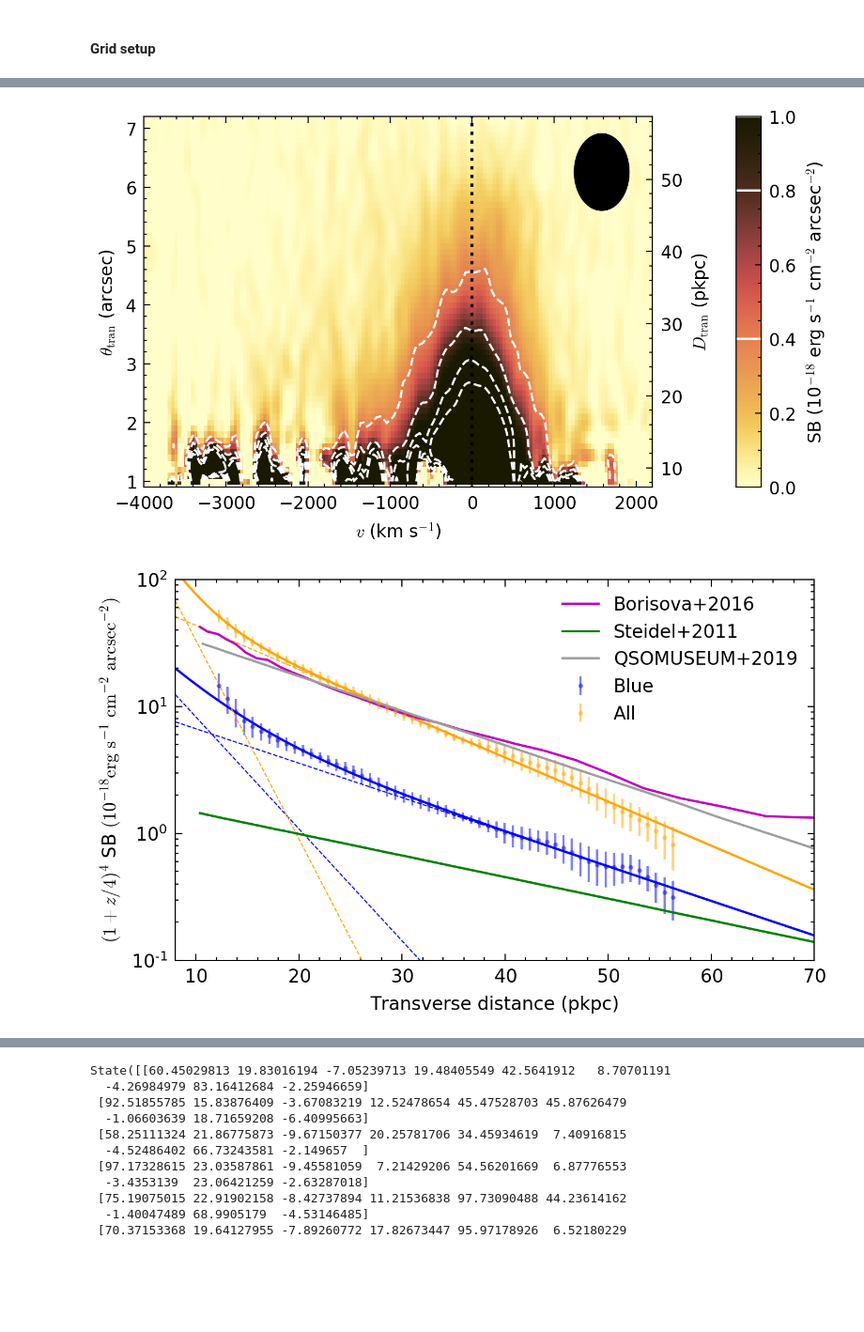
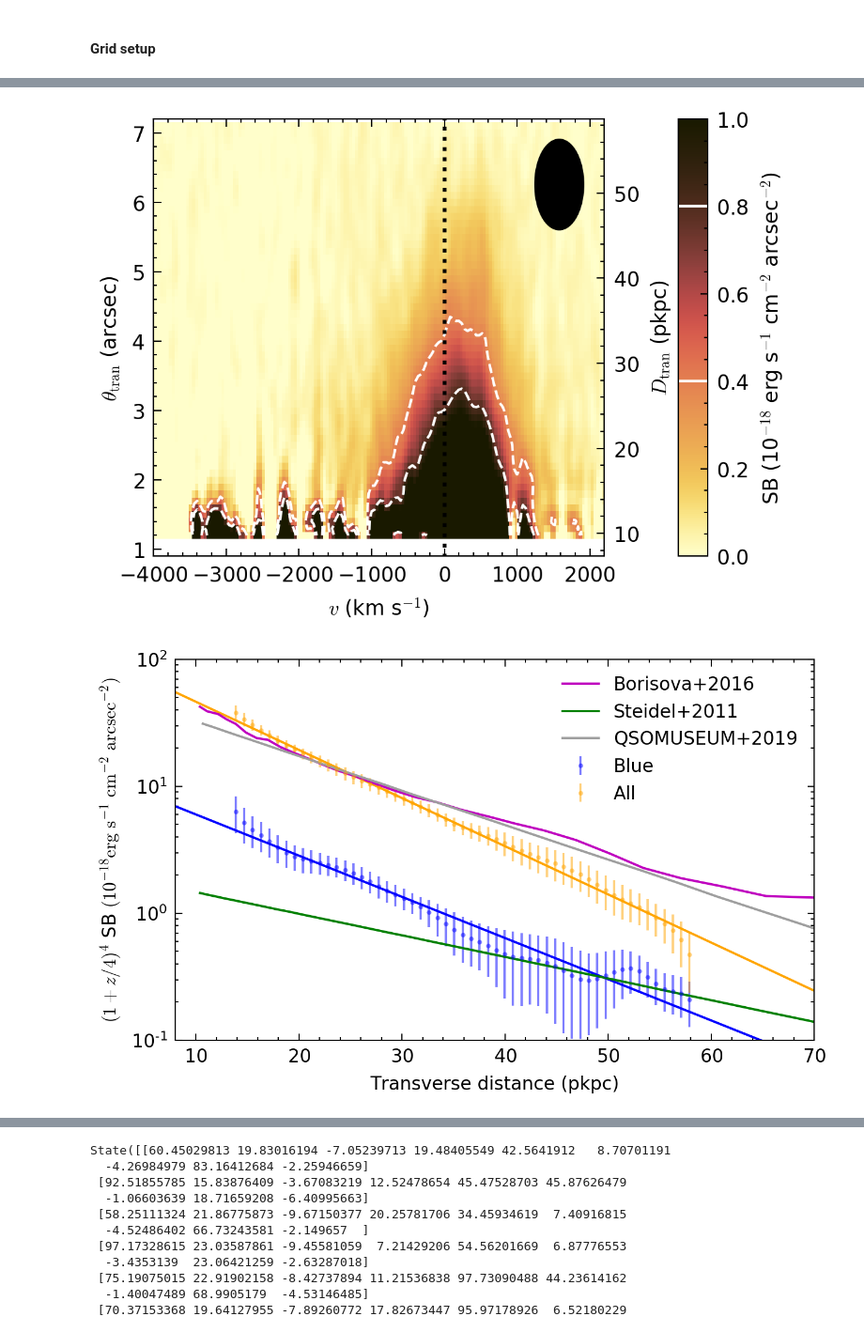
Before and after one commit to yuanzeding/KBSS_DataAnalysis, a Jupyter notebook: stack_analysis/stacking.ipynb, the cells around one changed output, grey strips where cells are left out. Shown at 94% size. Drawn from its saved outputs; the diff is of its cells as text; code cells hidden in the pictures; blank space fills up the shorter version.

```diff
--- a/stack_analysis/stacking.ipynb
+++ b/stack_analysis/stacking.ipynb
@@ -844,7 +970,11 @@ Projecting FITS mask to mask_3d...
 #### Grid setup
 # %%
 xnew = np.arange(-4000, 3000, 40)
-ynew = np.arange(1.0, 7.5, 0.1)
+ynew = np.arange(1.2, 7.2, 0.1)
+ynew_qso = np.arange(0.3, 3.0, 0.1)
+
+kpc_per_arcsec = Planck18.kpc_proper_per_arcmin(2.65).value/60
+ynew_rh = np.arange(0,60/kpc_per_arcsec,20/kpc_per_arcsec)
 xcorner = np.append(xnew, xnew[-1]+50) - 25
 ycorner = np.append(ynew, ynew[-1]+0.1) - 0.05
 xmesh, ymesh = np.meshgrid(xcorner, ycorner)
@@ -890,5 +1019,9 @@ Table length=12
 importlib.reload(kcwi_tools)
 importlib.reload(common_tools_yd)
 radius=6
-result=common_tools_yd.stack_cp2d(QSOtab,get_rprofile=True,return_cube=True,nboot=40,get_vlyas=True,radius=radius,stackgrid=(xnew,ynew))
+QSOtab=qsos#[(qsos['Field']!="Q0449")]
+result=common_tools_yd.stack_cp2d(QSOtab,get_rprofile=True,refz="sys",interpR=False,binwidth=binwidth,return_cube=True,nboot=40,get_vlyas=True,radius=radius,stackgrid=(xnew,ynew_rh))
+#result_var=common_tools_yd.stack_cp2d(QSOtab,get_rprofile=True,return_cube=True,get_vlyas=False,nboot=40,radius=radius,stackgrid=(xnew,ynew),variance=True)
+
+#result_QSO=common_tools_yd.stack_cp2d(QSOtab,get_rprofile=True,return_cube=True,get_vlyas=False,nboot=40,radius=radius,stackgrid=(xnew,ynew_qso),QSO=True)
 # %% [output]
@@ -907,22 +1051,22 @@ interpolating with grid:  (2596,) (33,) on (2596, 33)
 # %%
 #import common_tools
 #importlib.reload(common_tools)
 importlib.reload(common_tools_yd)
 plt.style.use(["science","no-latex"])
 plt.rcParams.update({
     "font.family": "dejavu sans",   # specify font family here
     "font.serif": ["Times"],  # specify font here
     "font.size":8,
 "legend.fancybox":True})
 
-fig, ax = plt.subplots(figsize=(5,3),dpi=300)
+fig, ax = plt.subplots(figsize=(4,3),dpi=300)
 
 common_tools_yd.plot_cp2d(result[0]*100,fig,ax,log=False,PSFSub=True,HL=True,cosmo=Planck18,stackgrid=(xnew,ynew))
 fig.tight_layout()
 
-fig.savefig("/disk/bifrost/yuanze/KBSS/QSOs_r{}_masked_contam/stack_ps_HLQSOs.pdf".format(radius))
+fig.savefig("/disk/bifrost/yuanze/KBSS/QSOs_r{}_masked_pub2/stack_ps_HLQSOs.pdf".format(radius))
 # %% [output]
-[figure, old version]
+[figure, new version]
 # %%
 S2011=np.genfromtxt(KBSSpath+"/Steidel2011.csv",delimiter=",")
 B2016=np.genfromtxt(KBSSpath+"/Borisova2016.csv",delimiter=",")
@@ -934,7 +1078,7 @@ from scipy.optimize import curve_fit
 from scipy import signal
 from importlib import reload
 reload(common_tools_yd)
-from common_tools_yd import spatial_profile_2exp
+from common_tools_yd import spatial_profile_2exp,spatial_profile_1exp
 class OffsetExponential1D(Fittable1DModel):
     amplitude = Parameter()
     tau = Parameter()
@@ -982,16 +1126,24 @@ plt.rcParams.update({
 
 fig, ax = plt.subplots(figsize=(5,3),dpi=300)
 
-initial_guess = [1, 10, 1, 30]  # Initial guess for the parameters
-fitfunc=spatial_profile_2exp
+initial_guess2 = [1, 10, 1, 30]  # Initial guess for the parameters
+initial_guess1 = [1, 10]
+#fitfunc=spatial_profile_2exp
+fitfunc=spatial_profile_1exp
 
 kpc_per_arcsec=Planck18.kpc_proper_per_arcmin(2.65).value/60
 cut1=5
 cut2=60
 scolor=["Blue","Red","All"]
 colorl=["b","r","orange"]
+ffunc=[spatial_profile_1exp,spatial_profile_1exp,spatial_profile_1exp]
 sresult={}
 for side in [0,2]:
+    fitfunc=ffunc[side]
+    #if side == 0:
+     #   initial_guess=initial_guess2
+    #else:
+    initial_guess=initial_guess1
     x_data=ynew[cut1:cut2]*kpc_per_arcsec
     y_data=result[5][side][cut1:cut2]*100*((1+2.65)/4)**4
     y_err=result[6][side][cut1:cut2]*100*((1+2.65)/4)**4
@@ -1016,12 +1168,12 @@ for side in [0,2]:
     #y_fit=fitted_model(x_fit)
     y_fit=fitfunc(x_fit, *params)
 
-    y_fit_comp1=fitfunc(x_fit,params[0],params[1],0,1)
-    y_fit_comp2=fitfunc(x_fit,0,1,params[2],params[3])
+    #y_fit_comp1=fitfunc(x_fit,params[0],params[1],0,1)
+    #y_fit_comp2=fitfunc(x_fit,0,1,params[2],params[3])
     ax.plot(x_fit,y_fit,color=colorl[side])
     #if side==0:
-    ax.plot(x_fit,y_fit_comp1,ls="--",color=colorl[side],lw=0.5)
-    ax.plot(x_fit,y_fit_comp2,ls="--",color=colorl[side],lw=0.5)
+        #ax.plot(x_fit,y_fit_comp1,ls="--",color=colorl[side],lw=0.5)
+        #ax.plot(x_fit,y_fit_comp2,ls="--",color=colorl[side],lw=0.5)
 
 ax.plot(B2016[:,0],B2016[:,1]*1e18,color="m",label="Borisova+2016")
 ax.plot(S2011[:,0],S2011[:,1]*1e18,color="g",label="Steidel+2011")
@@ -1040,9 +1192,9 @@ ax.set_xlabel("Transverse distance (pkpc)")
 
 ax.set_ylabel(r"$(1+z/4)^{4}$ SB $\rm (10^{-18} erg~s^{-1}~cm^{-2}~arcsec^{-2})$")
 
-fig.savefig(KBSSpath+"/QSOs_r{}_masked_contam/SB_profile.pdf".format(radius))
+fig.savefig(KBSSpath+"/QSOs_r{}_masked_pub2/SB_profile.pdf".format(radius))
 # try rmax at 6 arcsec?
 # %% [output]
-[figure, old version]
+[figure, new version]
 # %%
 print(sresult)
```
Also changed, not shown: parts of 28 cells of this notebook, 54 other files.
